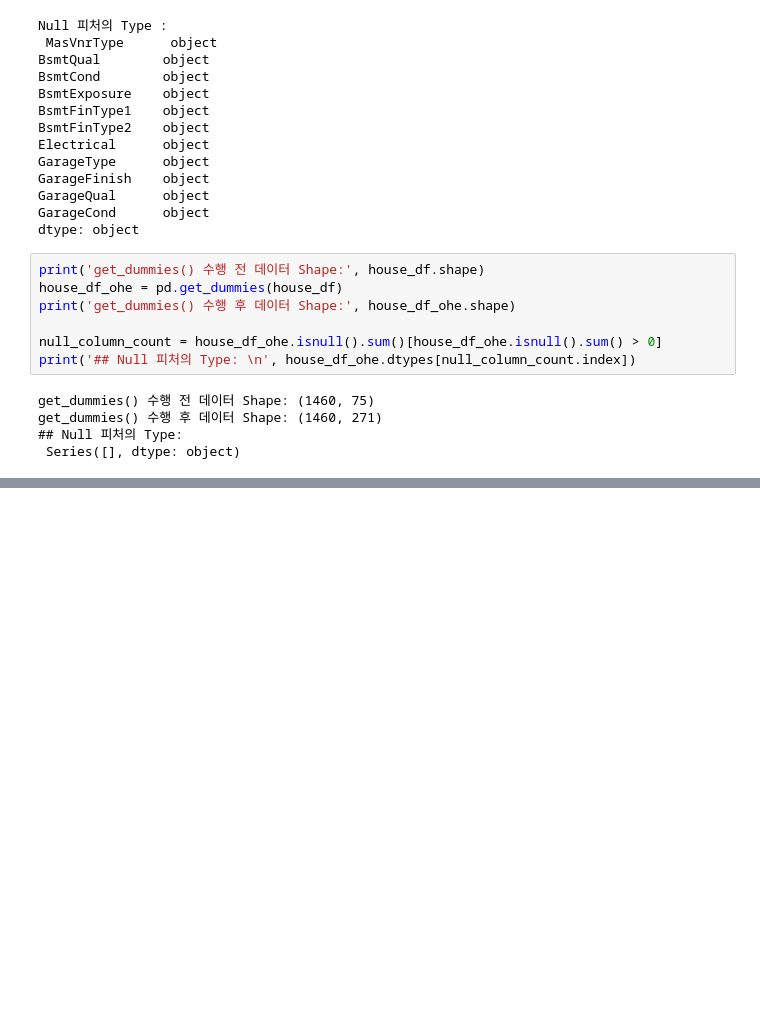
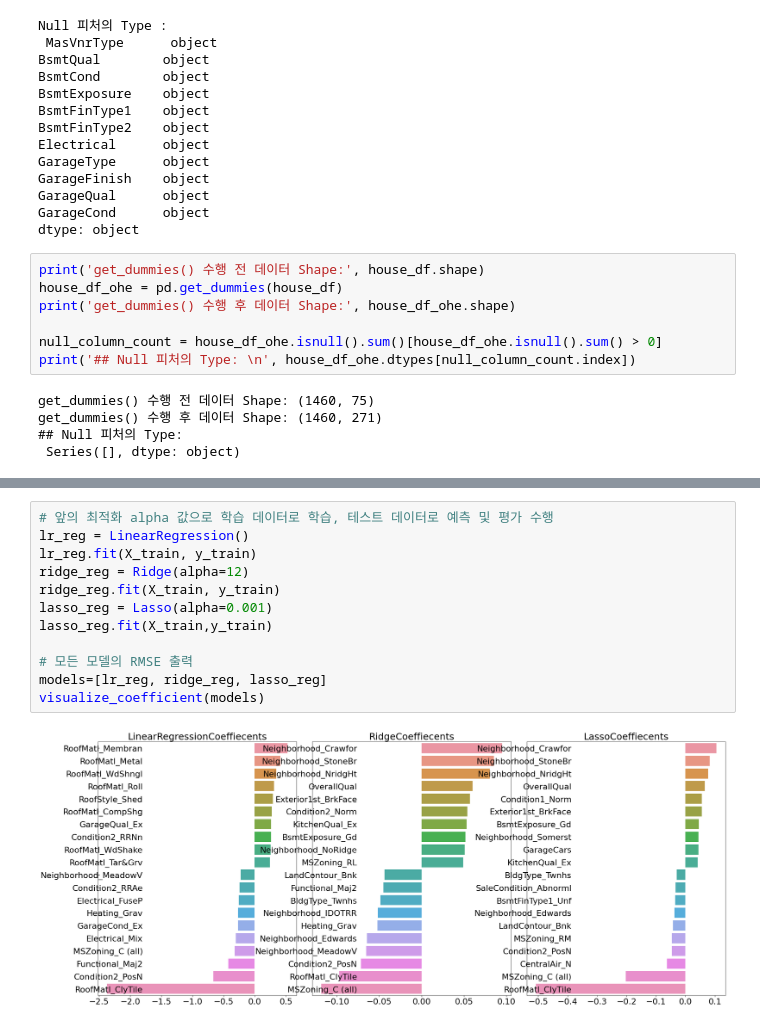
Before and after one commit to reafsss/machineLearning, a Jupyter notebook: 5-regression/8-HousePrices.ipynb, the cells around one changed output, grey strips where cells are left out. Cells and saved outputs as stored; diff of their text form; blank space fills up the shorter version.

```diff
--- a/5-regression/8-HousePrices.ipynb
+++ b/5-regression/8-HousePrices.ipynb
@@ -96,0 +207,14 @@ get_dummies() 수행 후 데이터 Shape: (1460, 271)
+# %%
+# 앞의 최적화 alpha 값으로 학습 데이터로 학습, 테스트 데이터로 예측 및 평가 수행
+lr_reg = LinearRegression()
+lr_reg.fit(X_train, y_train)
+ridge_reg = Ridge(alpha=12)
+ridge_reg.fit(X_train, y_train)
+lasso_reg = Lasso(alpha=0.001)
+lasso_reg.fit(X_train,y_train)
+
+# 모든 모델의 RMSE 출력
+models=[lr_reg, ridge_reg, lasso_reg]
+visualize_coefficient(models)
+# %% [output]
+[figure, added]
```
Also changed, not shown: parts of 12 cells of this notebook.
